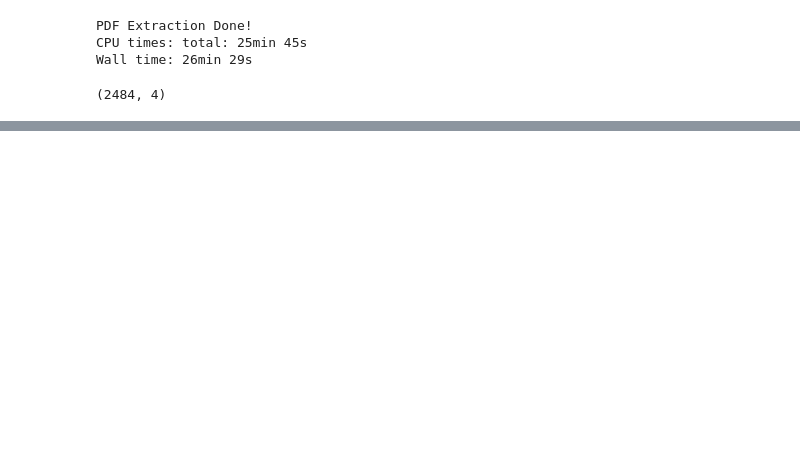
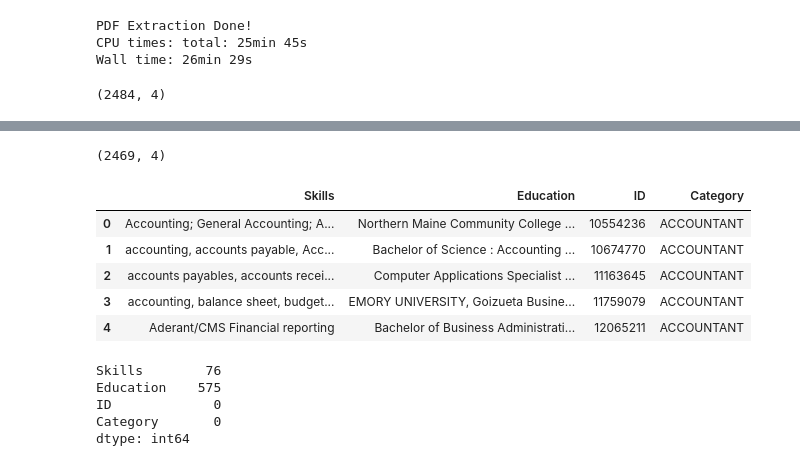
Before and after one commit to avr2002/CV-JD-Matching, a Jupyter notebook: 01_pdf-data-extraction.ipynb, the cells around one changed output, grey strips where cells are left out. Drawn from its saved outputs; the diff is of its cells as text; code cells hidden in the pictures; blank space fills up the shorter version.

```diff
--- a/01_pdf-data-extraction.ipynb
+++ b/01_pdf-data-extraction.ipynb
@@ -84,0 +128,24 @@ resume_df.shape
+# %%
+# We are left with 2469 resumes after removing those 15 resumes with null data in both of them
+
+print(df[~(df['Skills'].isna() & df['Education'].isna())].shape)
+
+cv_df = df[~(df['Skills'].isna() & df['Education'].isna())].reset_index(drop=True)
+cv_df.head()
+# %% [output]
+(2469, 4)
+|  | Skills | Education | ID | Category |
+| 0 | Accounting; General Accounting; A... | Northern Maine Community College ... | 10554236 | ACCOUNTANT |
+| 1 | accounting, accounts payable, Acc... | Bachelor of Science : Accounting ... | 10674770 | ACCOUNTANT |
+| 2 | accounts payables, accounts recei... | Computer Applications Specialist ... | 11163645 | ACCOUNTANT |
+| 3 | accounting, balance sheet, budget... | EMORY UNIVERSITY, Goizueta Busine... | 11759079 | ACCOUNTANT |
+| 4 | Aderant/CMS Financial reporting | Bachelor of Business Administrati... | 12065211 | ACCOUNTANT |
+# %%
+# New number of null values in Skills & Education Section
+cv_df.isna().sum()
+# %% [output]
+Skills        76
+Education    575
+ID             0
+Category       0
+dtype: int64
```
Also changed, not shown: parts of 13 cells of this notebook, 3 other files.
